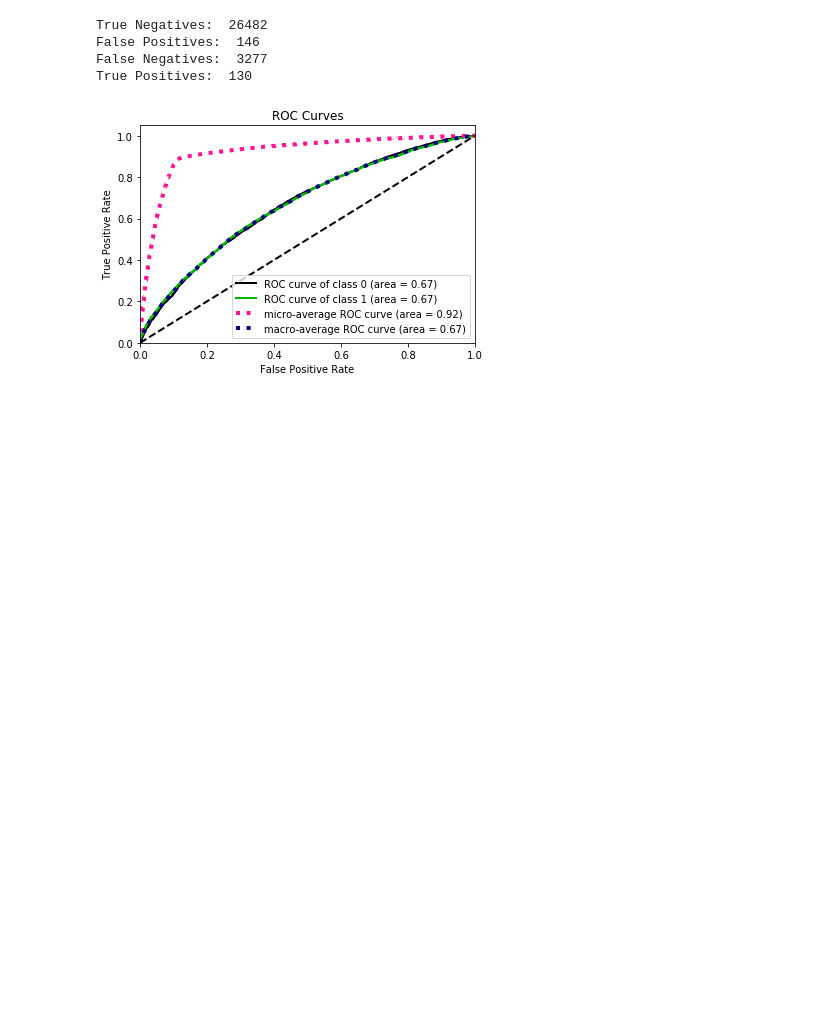
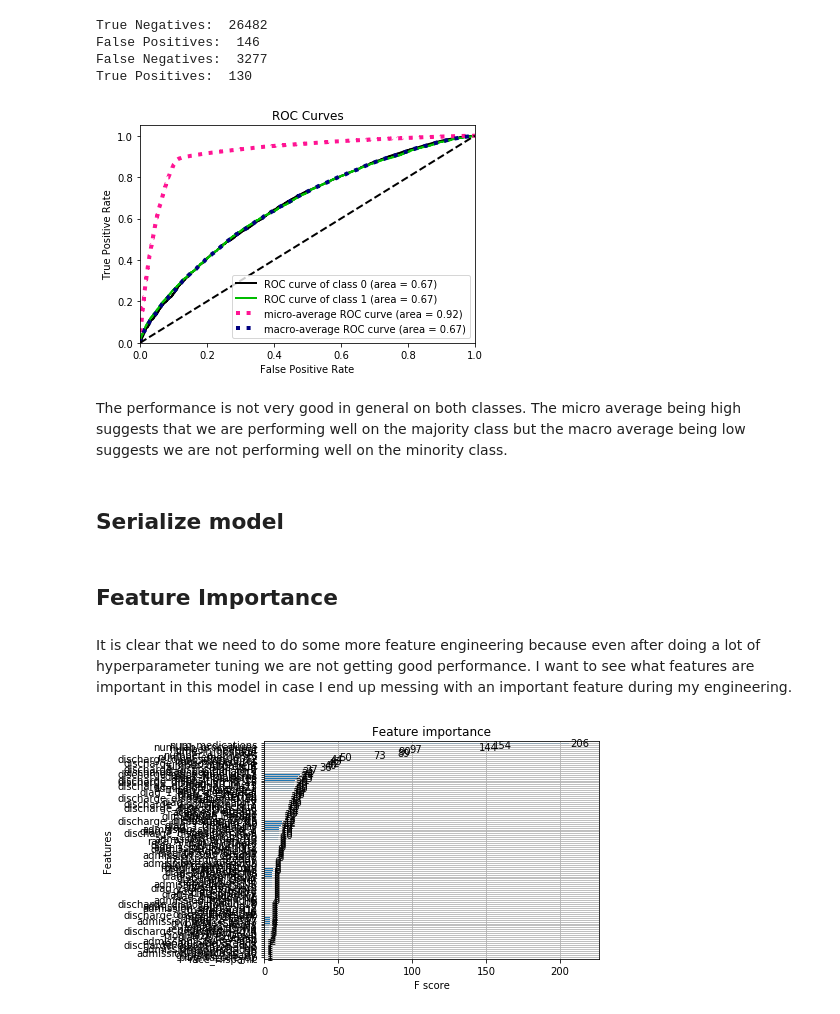
Before and after one commit to Sangha05/Diabetes_Readmission, a Jupyter notebook: Short Term Risk Prediction With XGBoost V1.ipynb, the cells around one changed output. Cells and saved outputs as stored; diff of their text form; code cells hidden in the pictures; blank space fills up the shorter version.

Commit message:
Second short term model feature engineering and tuning

```diff
--- a/Short Term Risk Prediction With XGBoost V1.ipynb
+++ b/Short Term Risk Prediction With XGBoost V1.ipynb
@@ -186,3 +187,7 @@ skplt.metrics.plot_roc(y_test, y_pred_proba)
 plt.show()
 # %% [output]
 [figure]
+# %% [markdown]
+The performance is not very good in general on both classes. The micro average being high suggests that we are performing well on the majority class but the macro average being low suggests we are not performing well on the minority class.
+# %% [markdown]
+## Serialize model
@@ -188,0 +196,9 @@ plt.show()
+# %% [markdown]
+## Feature Importance
+# %% [markdown]
+It is clear that we need to do some more feature engineering because even after doing a lot of hyperparameter tuning we are not getting good performance. I want to see what features are important in this model in case I end up messing with an important feature during my engineering.
+# %%
+plot_importance(model)
+plt.show()
+# %% [output]
+[figure, added]
```
Also changed, not shown: parts of 5 cells of this notebook, 4 other files.
